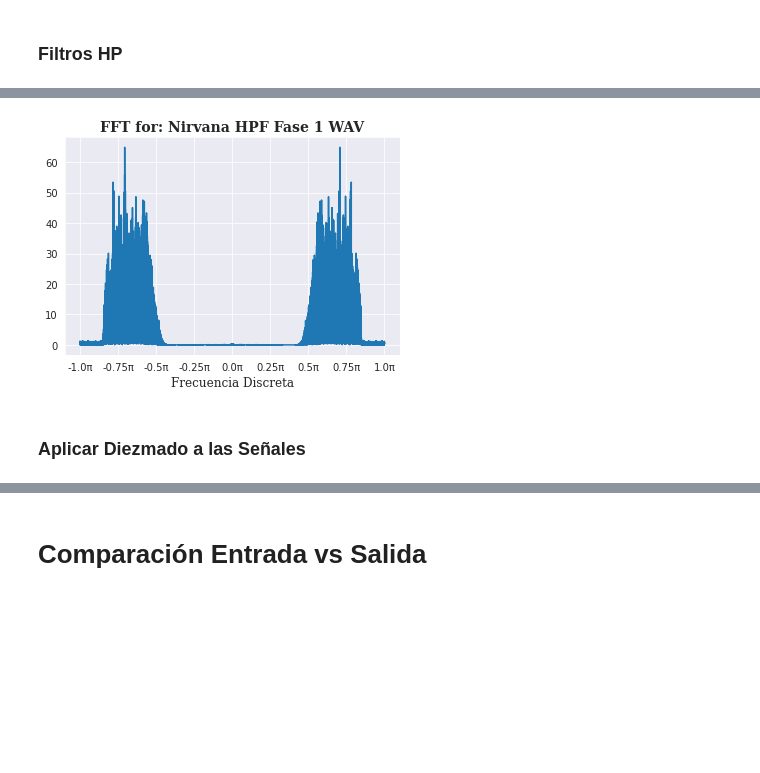
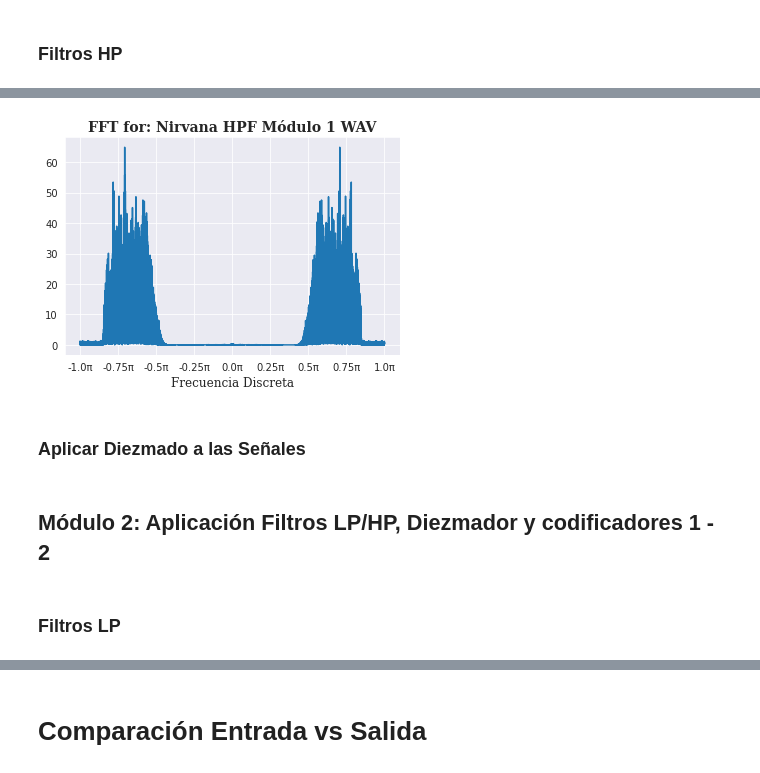
Before and after one commit to capajaro/DSP_Project, a Jupyter notebook: Proyecto_Final_DSP_UN.ipynb, the cells around one changed output, grey strips where cells are left out. Drawn from its saved outputs; the diff is of its cells as text; code cells hidden in the pictures; blank space fills up the shorter version.

```diff
--- a/Proyecto_Final_DSP_UN.ipynb
+++ b/Proyecto_Final_DSP_UN.ipynb
@@ -248,8 +248,8 @@ FoureirPlots(Mozart_Filt_HP_Fase1, samplerate_Mozart, 'Mozart HPF Fase 1')
 # %%
-[Nirvana_w_HP_Fase1, Nirvana_Filt_HP_Fase1, Nirvana_SP_HP_Fase1] = Filtro_HP(Nirvana)
-FoureirPlots(Nirvana_Filt_HP_Fase1, samplerate_Nirvana, 'Nirvana HPF Fase 1')
+[Nirvana_w_HP_Mod1, Nirvana_Filt_HP_Mod1, Nirvana_SP_HP_Mod1] = Filtro_HP(Nirvana)
+FoureirPlots(Nirvana_Filt_HP_Mod1, samplerate_Nirvana, 'Nirvana HPF Módulo 1')
 # %% [output]
-[figure, old version]
+[figure, new version]
 # %% [markdown]
 ### Aplicar Diezmado a las Señales
 # %%
@@ -264,0 +265,4 @@ Nirvana_HP_Fase1 = diezmador(Nirvana_Filt_HP_Fase1,2)
+# %% [markdown]
+## Módulo 2: Aplicación Filtros LP/HP, Diezmador y codificadores 1 - 2
+# %% [markdown]
+### Filtros LP
```
Also changed, not shown: parts of 18 cells of this notebook.
